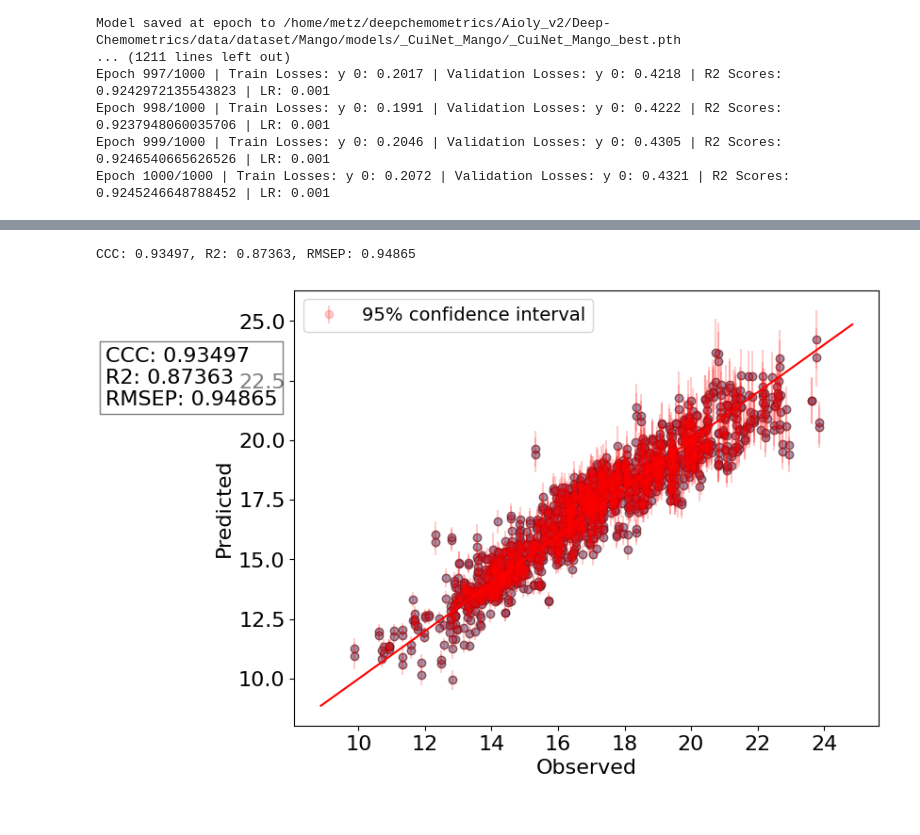
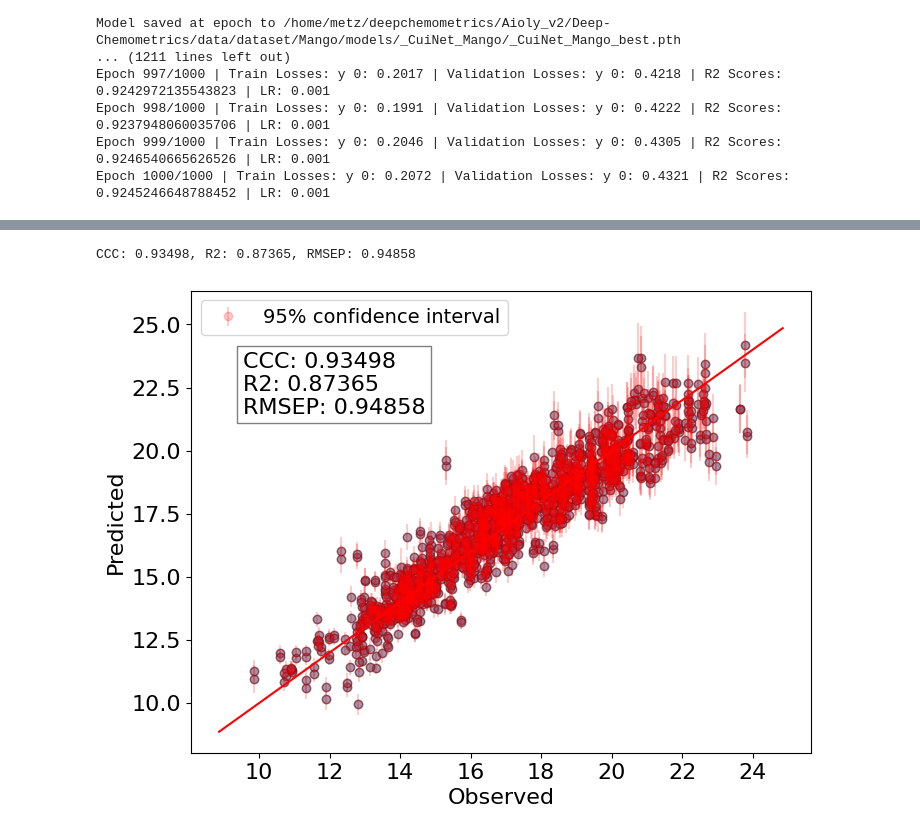
Before and after one commit to TEAM-AIOLY/Deep-Chemometrics, a Jupyter notebook: Uncertainty_Mango_dataset.ipynb, the cells around one changed output, grey strips where cells are left out. Drawn from its saved outputs; the diff is of its cells as text; code cells hidden in the pictures.

```diff
--- a/Uncertainty_Mango_dataset.ipynb
+++ b/Uncertainty_Mango_dataset.ipynb
@@ -300,36 +303,36 @@ Ytest = np.squeeze(Ytest)
 y_std = y_std.reshape(-1)
 
 
 # Calcul des métriques
 print("CCC: %5.5f, R2: %5.5f, RMSEP: %5.5f" % (ccc(y_pred, Ytest), r2_score(Ytest, y_pred), RMSEP(y_pred, Ytest)))
 
 # plot des prédictions en fonction des observations avec l'écart-type en transparence avec plt.errorbar
 plt.figure(figsize=(8,6))
 
 # Scatter plot des observations et des prédictions
 plt.scatter(Ytest, y_pred, edgecolors='k', alpha=0.5)
 
 # Ajout des barres d'erreur représentant l'intervalle de confiance à 95%
 plt.errorbar(Ytest, y_pred, yerr=1.9600 * y_std, fmt='o', color='r', alpha=0.2, label='95% confidence interval')
 
 # Ligne rouge correspondant à y=x pour comparaison
 plt.plot([Ytest.min() - 1, Ytest.max() + 1], [Ytest.min() - 1, Ytest.max() + 1], 'r')
 
 # Ajout des métriques au graphique
-plt.text(0.1 * Ytest.max(), 0.9 * Ytest.max(),
+plt.text(0.4 * Ytest.max(), 0.9 * Ytest.max(),
          "CCC: %5.5f" % (ccc(Ytest, y_pred)) + "\nR2: %5.5f" % (r2_score(Ytest, y_pred)) + "\nRMSEP: %5.5f" % (RMSEP(Ytest, y_pred)),
          fontsize=16, bbox=dict(facecolor='white', alpha=0.5))
 
 # Paramètres du graphique
 plt.xticks(fontsize=16)
 plt.yticks(fontsize=16)
 plt.xlabel('Observed', fontsize=16)
 plt.ylabel('Predicted', fontsize=16)
 plt.legend(fontsize=14)
 plt.show(block=False)
 # %% [output]
-CCC: 0.93497, R2: 0.87363, RMSEP: 0.94865
+CCC: 0.93498, R2: 0.87365, RMSEP: 0.94858
-[figure, old version]
+[figure, new version]
 # %%
 n_iter = 10_000
 y_preds = []
```
Also changed, not shown: parts of 6 cells of this notebook, 1 other file.
